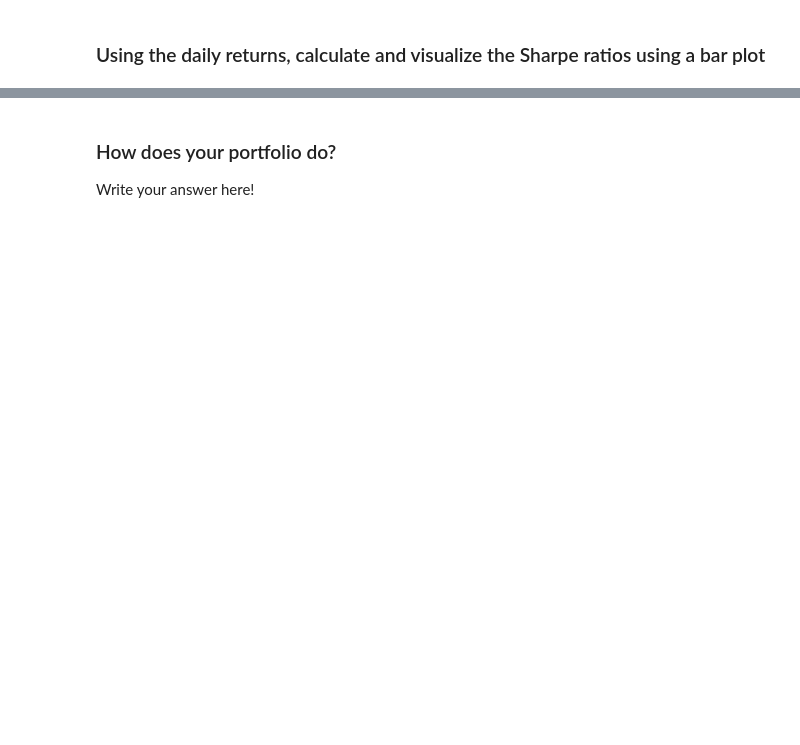
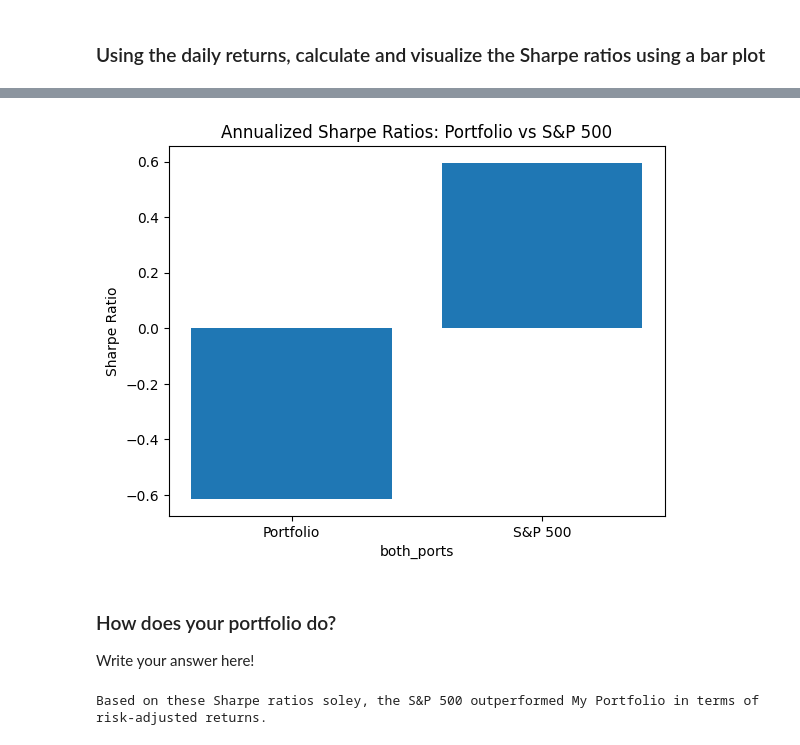
Before and after one commit to bittraidr/Challenge_4, a Jupyter notebook: whale_analysis.ipynb, the cells around one changed output, grey strips where cells are left out. Saved outputs shown, nothing was run; the diff lists cells and outputs as text; code cells hidden in the pictures; blank space fills up the shorter version.

```diff
--- a/whale_analysis.ipynb
+++ b/whale_analysis.ipynb
@@ -688,4 +801,28 @@ dtype: float64
+# %%
+# Visualize the sharpe ratios as a bar plot
+import numpy as np
+import matplotlib.pyplot as plt
+
+# Calculate Annualized Sharpe Ratios
+portfolio_sharpe_ratio = -0.6143302900698472
+sp500_sharpe_ratio = 0.5954862539330017
+
+# Create a bar plot
+both_ports = ['Portfolio', 'S&P 500']
+sharpe_ratios = [portfolio_sharpe_ratio, sp500_sharpe_ratio]
+
+plt.bar(assets, sharpe_ratios)
+plt.xlabel('both_ports')
+plt.ylabel('Sharpe Ratio')
+plt.title('Annualized Sharpe Ratios: Portfolio vs S&P 500')
+plt.show()
+# %% [output]
+[figure, added]
 # %% [markdown]
 ### How does your portfolio do?
 
 Write your answer here!
+# %%
+print("Based on these Sharpe ratios soley, the S&P 500 outperformed My Portfolio in terms of risk-adjusted returns.")
+# %% [output]
+Based on these Sharpe ratios soley, the S&P 500 outperformed My Portfolio in terms of risk-adjusted returns.
```
Also changed, not shown: parts of 18 cells of this notebook.
